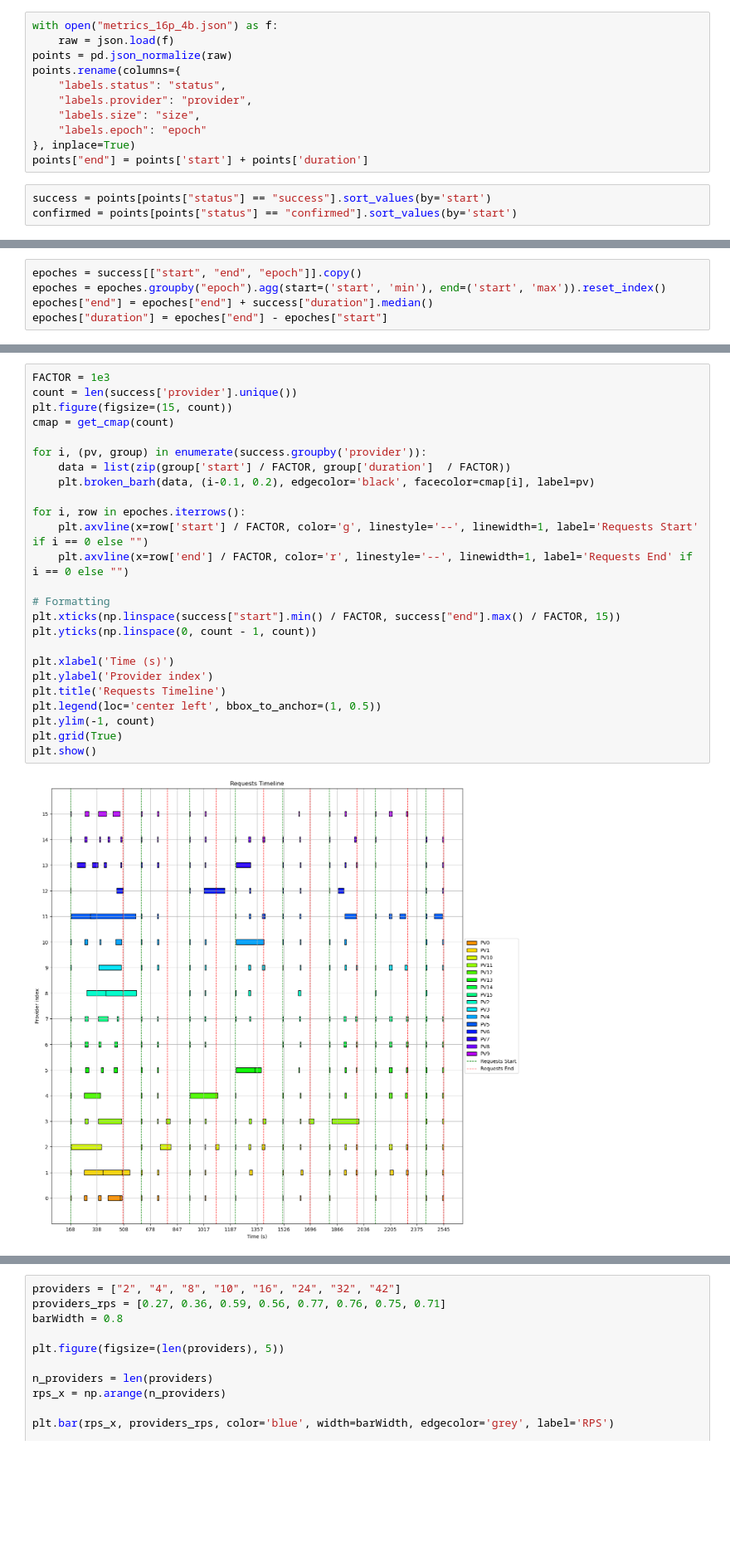
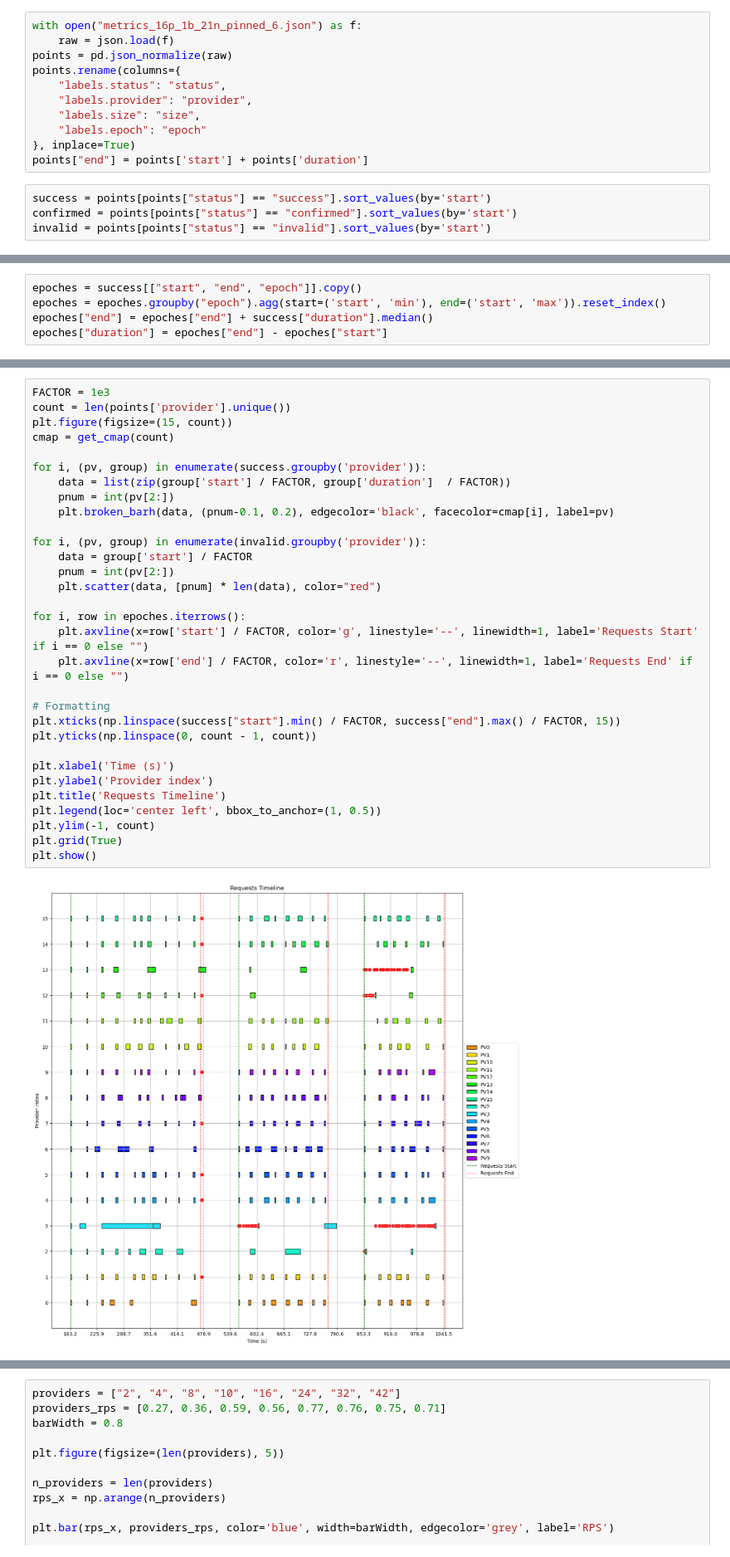
Before and after one commit to fluencelabs/ipc-load-test, a Jupyter notebook: analysis/Analysis.ipynb, the cells around one changed output, grey strips where cells are left out. Shown: that part at 83% size. Cells and saved outputs as stored; diff of their text form; blank space fills up the shorter version.

```diff
--- a/analysis/Analysis.ipynb
+++ b/analysis/Analysis.ipynb
@@ -11,7 +11,7 @@ def get_cmap(n, name='hsv'):
     RGB color; the keyword argument name must be a standard mpl colormap name.'''
     return plt.colormaps.get_cmap(name)(np.linspace(0.1, 0.8, n))
 # %%
-with open("metrics_16p_4b.json") as f:
+with open("metrics_16p_1b_21n_pinned_6.json") as f:
     raw = json.load(f)
 points = pd.json_normalize(raw)
 points.rename(columns={
@@ -24,6 +24,7 @@ points["end"] = points['start'] + points['duration']
 # %%
 success = points[points["status"] == "success"].sort_values(by='start')
 confirmed = points[points["status"] == "confirmed"].sort_values(by='start')
+invalid = points[points["status"] == "invalid"].sort_values(by='start')
 # %%
 success.shape
 # %% [output]
@@ -56,30 +52,36 @@ epoches
 # %%
 FACTOR = 1e3
-count = len(success['provider'].unique())
+count = len(points['provider'].unique())
 plt.figure(figsize=(15, count))
 cmap = get_cmap(count)
 
 for i, (pv, group) in enumerate(success.groupby('provider')):
     data = list(zip(group['start'] / FACTOR, group['duration']  / FACTOR))
-    plt.broken_barh(data, (i-0.1, 0.2), edgecolor='black', facecolor=cmap[i], label=pv)
+    pnum = int(pv[2:])
+    plt.broken_barh(data, (pnum-0.1, 0.2), edgecolor='black', facecolor=cmap[i], label=pv)
+
+for i, (pv, group) in enumerate(invalid.groupby('provider')):
+    data = group['start'] / FACTOR
+    pnum = int(pv[2:])
+    plt.scatter(data, [pnum] * len(data), color="red")
 
 for i, row in epoches.iterrows():
     plt.axvline(x=row['start'] / FACTOR, color='g', linestyle='--', linewidth=1, label='Requests Start' if i == 0 else "")
     plt.axvline(x=row['end'] / FACTOR, color='r', linestyle='--', linewidth=1, label='Requests End' if i == 0 else "")
 
 # Formatting
 plt.xticks(np.linspace(success["start"].min() / FACTOR, success["end"].max() / FACTOR, 15))
 plt.yticks(np.linspace(0, count - 1, count))
 
 plt.xlabel('Time (s)')
 plt.ylabel('Provider index')
 plt.title('Requests Timeline')
 plt.legend(loc='center left', bbox_to_anchor=(1, 0.5))
 plt.ylim(-1, count)
 plt.grid(True)
 plt.show()
 # %% [output]
-[figure, old version]
+[figure, new version]
 # %%
 reqs = success[["start", "size"]].copy()
 reqs["start"] = pd.to_timedelta(reqs["start"], unit="ms")
```
Also changed, not shown: parts of 9 cells of this notebook.
